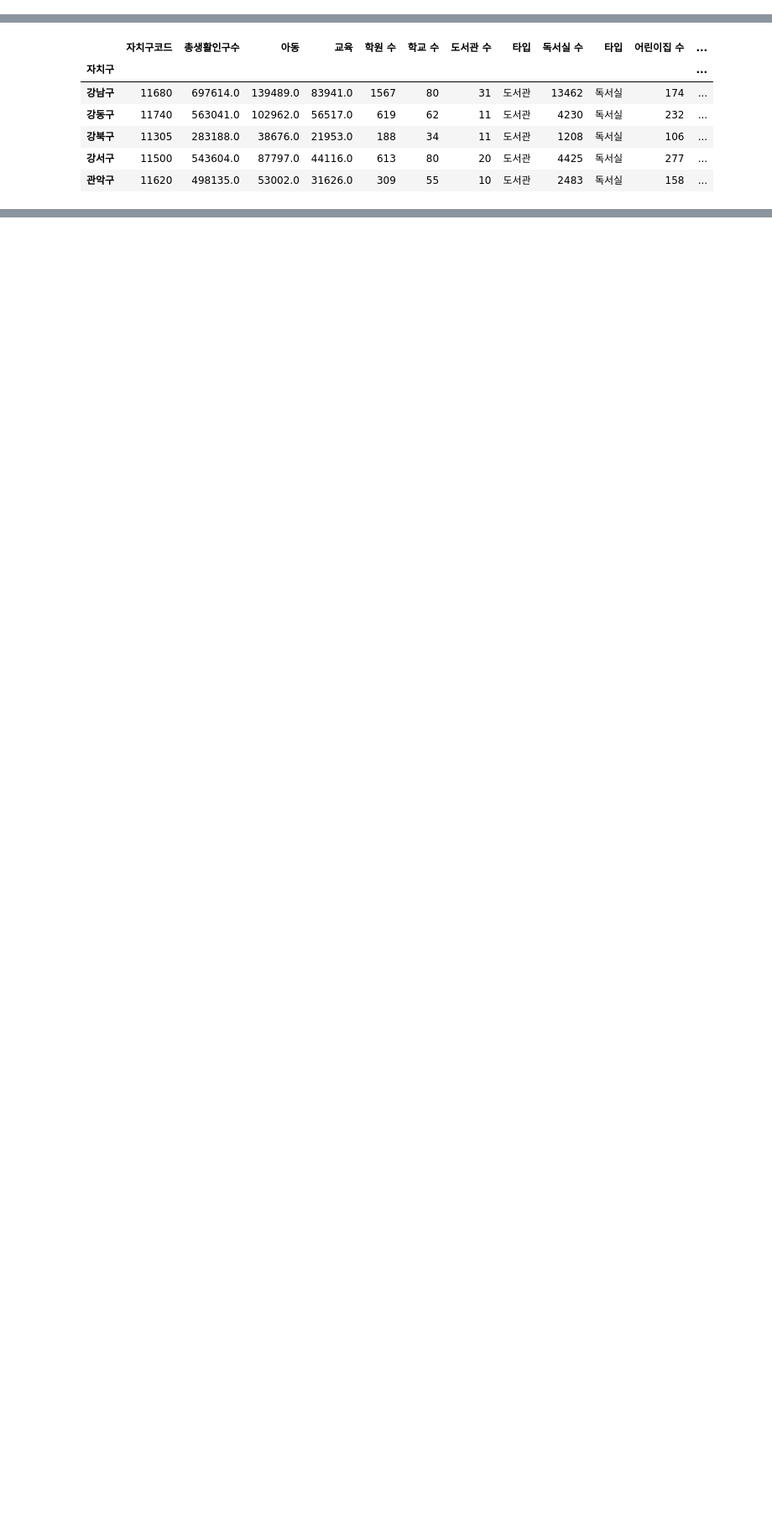
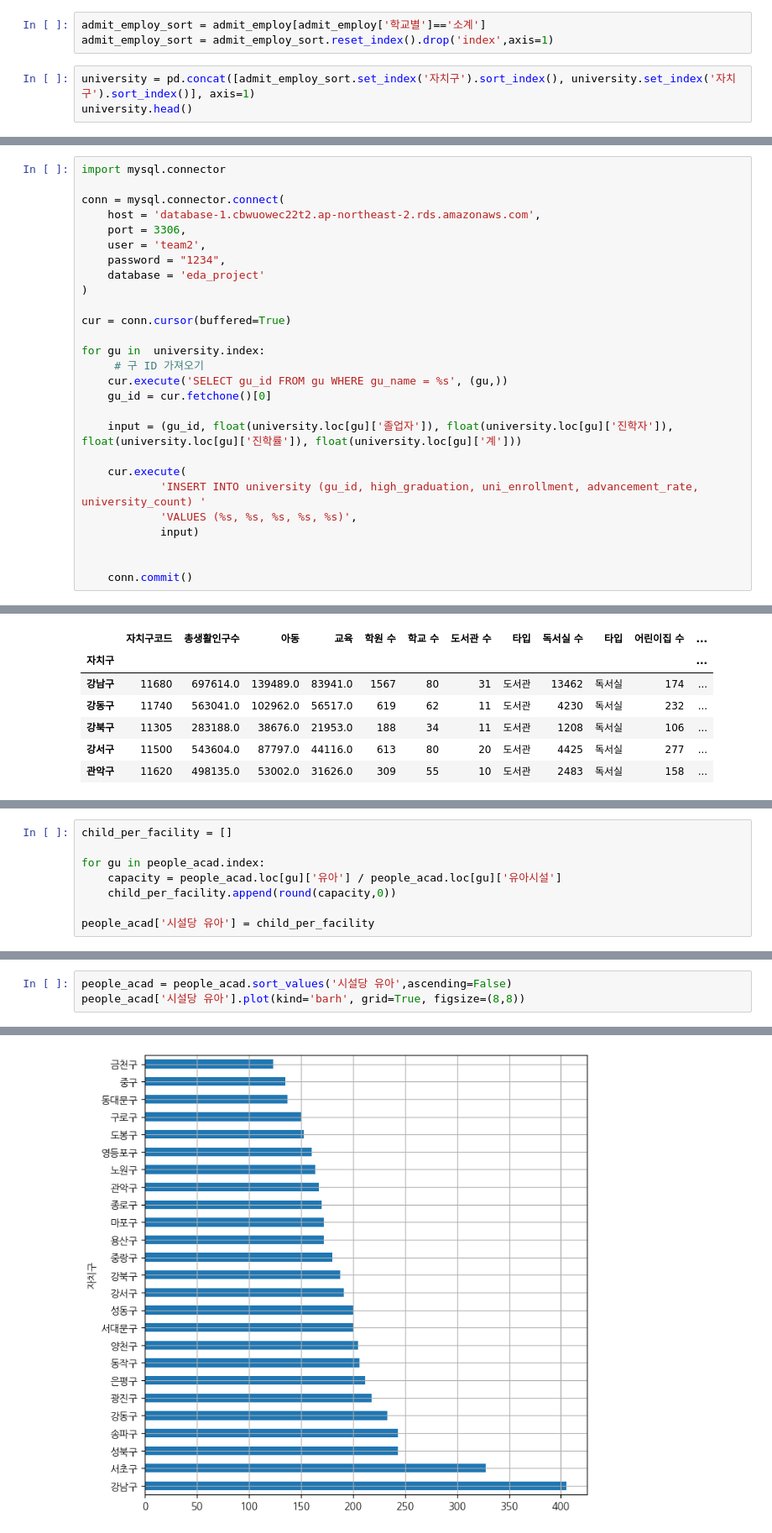
Before and after one commit to addinedu-ros-9th/eda-repo-2, a Jupyter notebook: data_collection/education.ipynb, the cells around one changed output, grey strips where cells are left out. Shown at 84% size. Cells and saved outputs as stored; diff of their text form; blank space fills up the shorter version.

```diff
--- a/data_collection/education.ipynb
+++ b/data_collection/education.ipynb
@@ -311,0 +321,6 @@ admit_employ = admit_employ.reset_index()
+# %%
+admit_employ_sort = admit_employ[admit_employ['학교별']=='소계']
+admit_employ_sort = admit_employ_sort.reset_index().drop('index',axis=1)
+# %%
+university = pd.concat([admit_employ_sort.set_index('자치구').sort_index(), university.set_index('자치구').sort_index()], axis=1)
+university.head()
@@ -668,0 +702,27 @@ learning_space.index[1]
+# %%
+import mysql.connector
+
+conn = mysql.connector.connect(
+    host = 'database-1.cbwuowec22t2.ap-northeast-2.rds.amazonaws.com',
+    port = 3306,
+    user = 'team2',
+    password = "1234",
+    database = 'eda_project'
+)
+
+cur = conn.cursor(buffered=True)
+
+for gu in  university.index:
+     # 구 ID 가져오기
+    cur.execute('SELECT gu_id FROM gu WHERE gu_name = %s', (gu,))
+    gu_id = cur.fetchone()[0]
+
+    input = (gu_id, float(university.loc[gu]['졸업자']), float(university.loc[gu]['진학자']), float(university.loc[gu]['진학률']), float(university.loc[gu]['계']))
+
+    cur.execute(
+            'INSERT INTO university (gu_id, high_graduation, uni_enrollment, advancement_rate, university_count) '
+            'VALUES (%s, %s, %s, %s, %s)',
+            input)
+
+
+    conn.commit()
@@ -1371,0 +1464,8 @@ plt.show()
+# %%
+child_per_facility = []
+
+for gu in people_acad.index:
+    capacity = people_acad.loc[gu]['유아'] / people_acad.loc[gu]['유아시설']
+    child_per_facility.append(round(capacity,0))
+
+people_acad['시설당 유아'] = child_per_facility
@@ -1371,0 +1493,4 @@ plt.show()
+# %%
+people_acad = people_acad.sort_values('시설당 유아',ascending=False)
+people_acad['시설당 유아'].plot(kind='barh', grid=True, figsize=(8,8))
+# %% [output]
@@ -1371,0 +1498 @@ plt.show()
+[figure, added]
```
Also changed, not shown: parts of 24 cells of this notebook.
